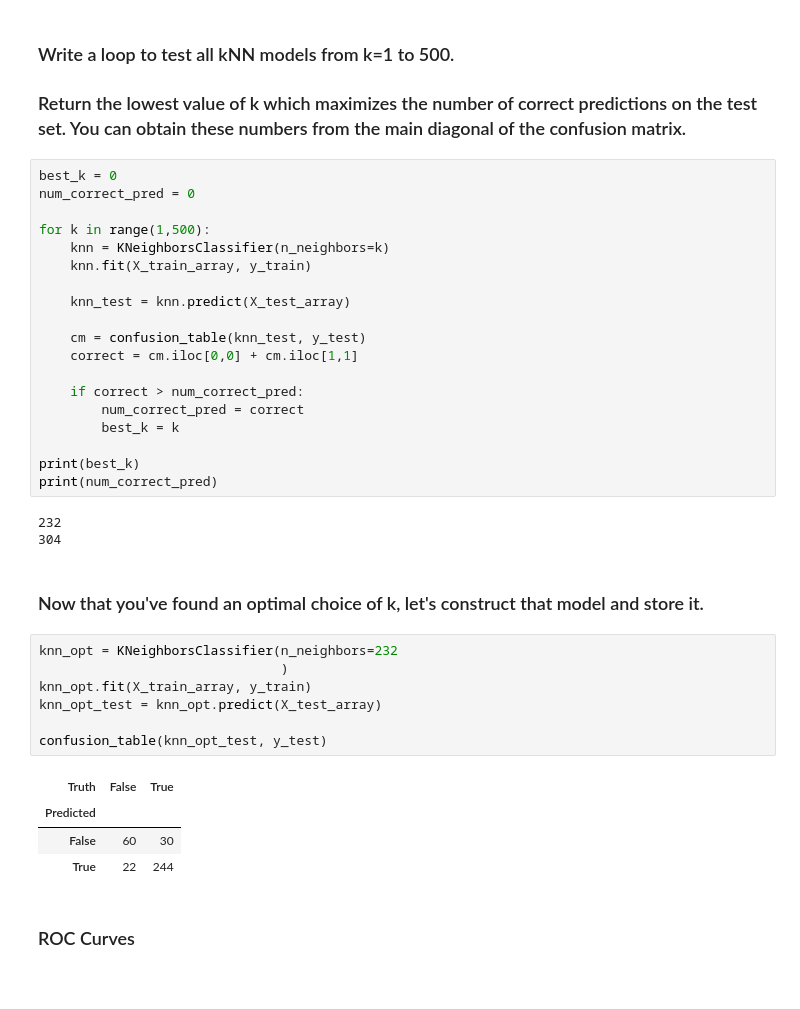
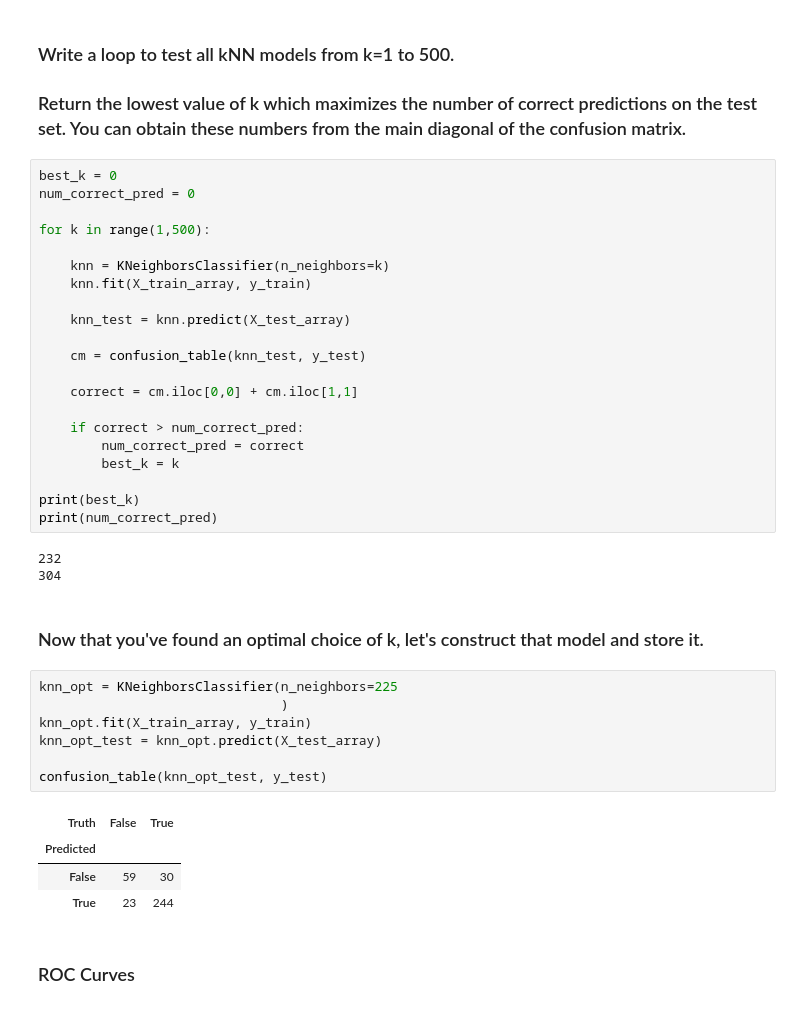
Before and after one commit to logandemianczyk/code_2600, a Jupyter notebook: mod06_classification.ipynb, the cells around one changed output. Cells and saved outputs as stored; diff of their text form.

```diff
--- a/mod06_classification.ipynb
+++ b/mod06_classification.ipynb
@@ -344,12 +344,14 @@ best_k = 0
 num_correct_pred = 0
 
 for k in range(1,500):
+
     knn = KNeighborsClassifier(n_neighbors=k)
     knn.fit(X_train_array, y_train)
 
     knn_test = knn.predict(X_test_array)
 
     cm = confusion_table(knn_test, y_test)
+
     correct = cm.iloc[0,0] + cm.iloc[1,1]
 
     if correct > num_correct_pred:
@@ -364,17 +366,17 @@ print(num_correct_pred)
 # %% [markdown]
 ### Now that you've found an optimal choice of k, let's construct that model and store it.
 # %%
-knn_opt = KNeighborsClassifier(n_neighbors=232
+knn_opt = KNeighborsClassifier(n_neighbors=225
                                )
 knn_opt.fit(X_train_array, y_train)
 knn_opt_test = knn_opt.predict(X_test_array)
 
 confusion_table(knn_opt_test, y_test)
 # %% [output]
 | Truth | False | True |
 | Predicted |  |  |
-| False | 60 | 30 |
-| True | 22 | 244 |
+| False | 59 | 30 |
+| True | 23 | 244 |
 # %% [markdown]
 ### ROC Curves
 # %%
```
Also changed, not shown: parts of 1 cell of this notebook.
